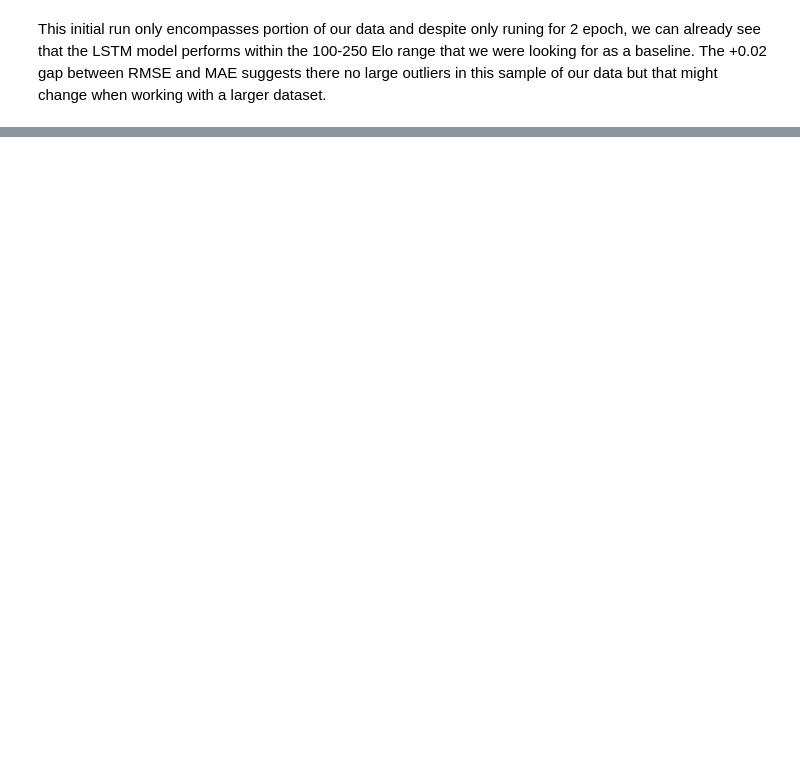
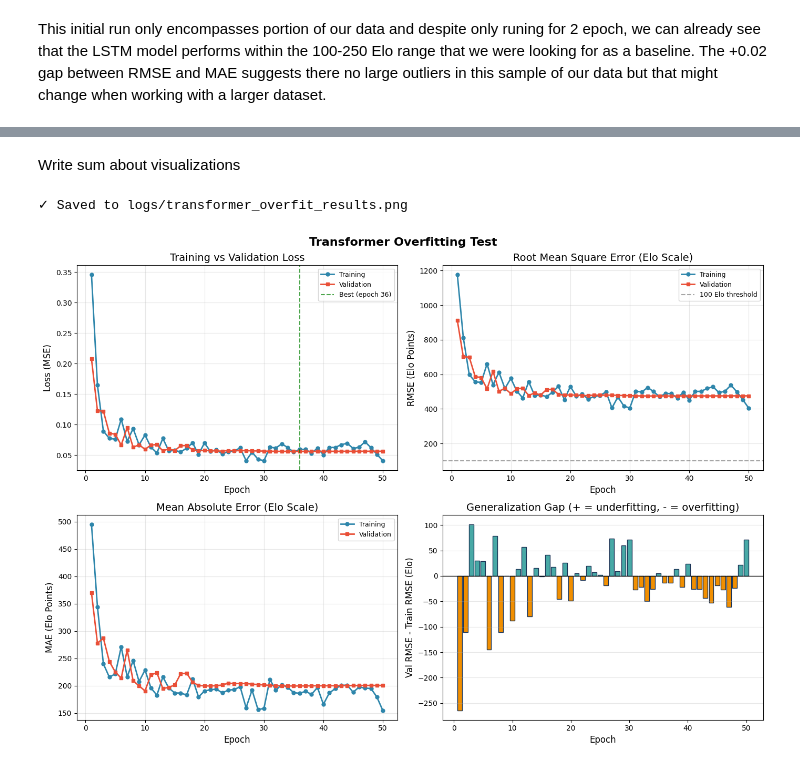
Before and after one commit to alberto93927/elo-predictor, a Jupyter notebook: Elo_Prediction.ipynb, the cells around one changed output, grey strips where cells are left out. Saved outputs shown, nothing was run; the diff lists cells and outputs as text; code cells hidden in the pictures; blank space fills up the shorter version.

```diff
--- a/Elo_Prediction.ipynb
+++ b/Elo_Prediction.ipynb
@@ -312,0 +2216,12 @@ FileNotFoundError: Dataset splits not found at data/processed/dataset_splits.pkl
+# %% [markdown]
+Write sum about visualizations
+# %%
+# Visualize results
+metrics = plot_training_results(
+    overfit_result['history'],
+    title="Transformer Overfitting Test",
+    save_path="logs/transformer_overfit_results.png",
+)
+# %% [output]
+✓ Saved to logs/transformer_overfit_results.png
+[figure, added]
```
Also changed, not shown: parts of 35 cells of this notebook, 14 other files.
